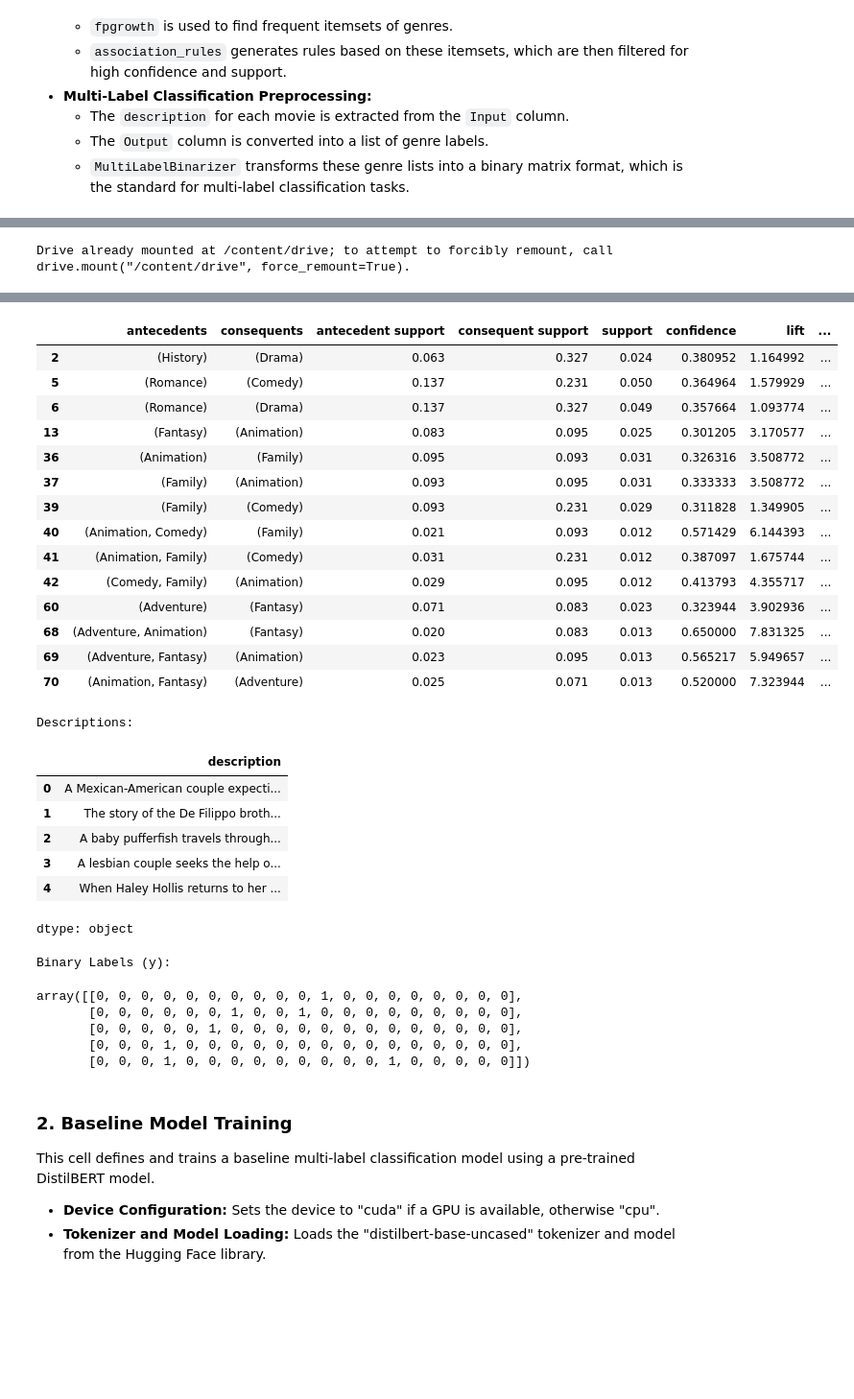
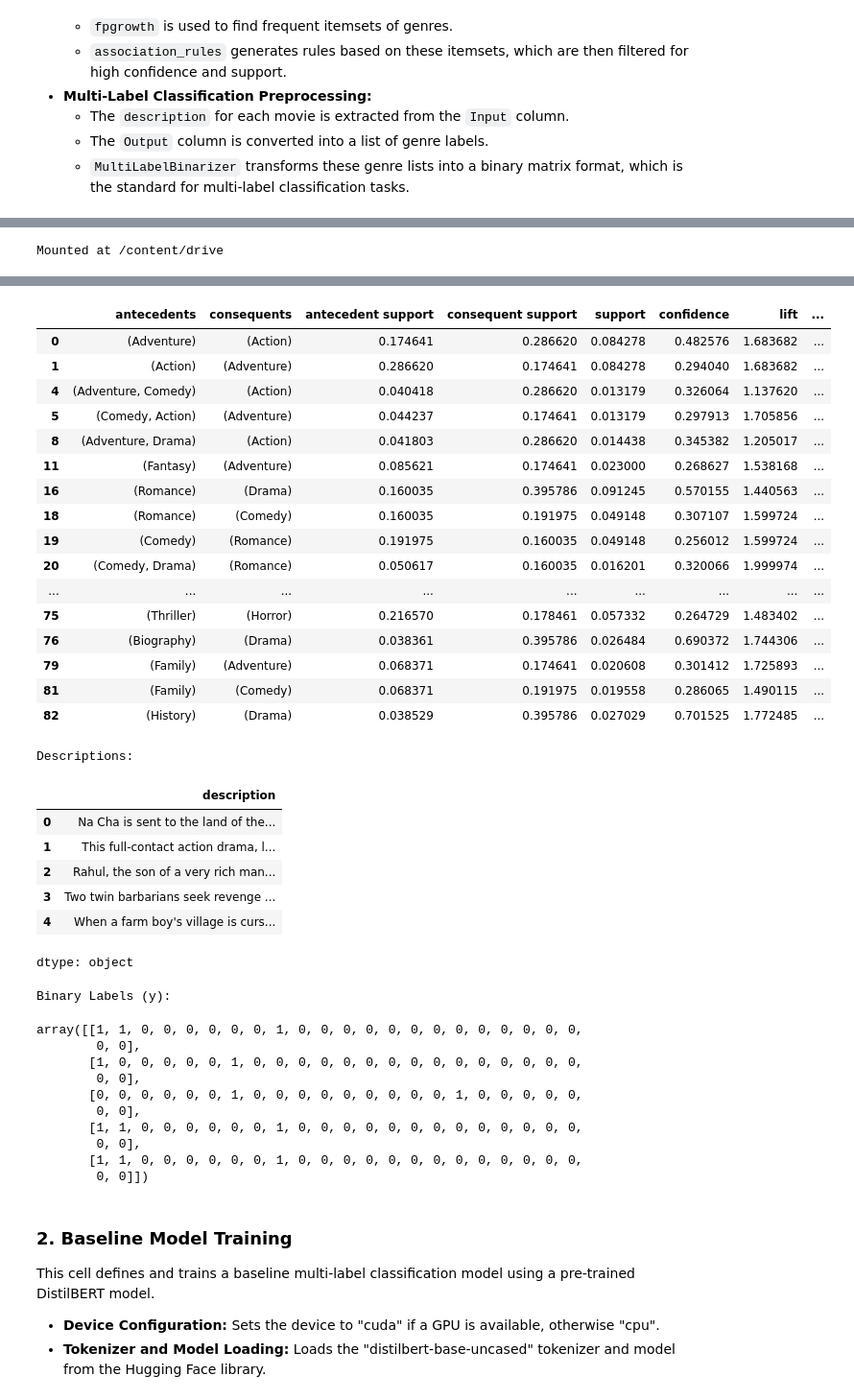
Before and after one commit to eerisken/deep-learning-projects, a Jupyter notebook: movie-genre-prediction/LTN.ipynb, the cells around one changed output, grey strips where cells are left out. Shown at 96% size. Drawn from its saved outputs; the diff is of its cells as text; code cells hidden in the pictures; blank space fills up the shorter version.

```diff
--- a/movie-genre-prediction/LTN.ipynb
+++ b/movie-genre-prediction/LTN.ipynb
@@ -21,23 +42,26 @@ from mlxtend.preprocessing import TransactionEncoder
 from mlxtend.frequent_patterns import fpgrowth, association_rules
 from sklearn.preprocessing import MultiLabelBinarizer
 
-drive.mount('/content/drive')
+drive.mount('/content/drive', force_remount=True)
 
 # Load the data
-df = pd.read_csv('/content/drive/My Drive/movie-genre-prediction/production.csv')
+df = pd.read_csv('/content/drive/My Drive/movie-genre-prediction/train.csv')
+
+# Use only 25% of the dataset
+df = df.sample(frac=0.10, random_state=42).reset_index(drop=True)
 
 # Association rule mining
-transactions = df['Output'].str.split(', ').tolist()
+transactions = df['expanded-genres'].str.split(', ').tolist()
 te = TransactionEncoder()
 te_ary = te.fit(transactions).transform(transactions)
 df_encoded = pd.DataFrame(te_ary, columns=te.columns_)
 frequent_itemsets = fpgrowth(df_encoded, min_support=0.01, use_colnames=True)
 rules = association_rules(frequent_itemsets, metric="lift", min_threshold=1)
-high_confidence_rules = rules[(rules['confidence'] > 0.3) & (rules['support'] > 0.01)]
+high_confidence_rules = rules[(rules['confidence'] > 0.25) & (rules['support'] > 0.001)]
 
 # Data preprocessing for multi-label classification
-df['description'] = df['Input'].apply(lambda x: x.split('\n\n', 1)[1] if '\n\n' in x else '')
-df['Output-Label'] = df['Output'].str.split(', ')
+#df['description'] = df['Input'].apply(lambda x: x.split('\n\n', 1)[1] if '\n\n' in x else '')
+df['Output-Label'] = df['expanded-genres'].str.split(', ')
 mlb = MultiLabelBinarizer()
 y = mlb.fit_transform(df['Output-Label'])
 
@@ -49,4 +73,4 @@ display(df['description'].head())
 print("\nBinary Labels (y):")
 display(y[:5])
 # %% [output]
-Drive already mounted at /content/drive; to attempt to forcibly remount, call drive.mount("/content/drive", force_remount=True).
+Mounted at /content/drive
@@ -59,32 +83,39 @@ Drive already mounted at /content/drive; to attempt to forcibly remount, call dr
 |  | antecedents | consequents | antecedent support | consequent support | support | confidence | lift | ... |
-| 2 | (History) | (Drama) | 0.063 | 0.327 | 0.024 | 0.380952 | 1.164992 | ... |
-| 5 | (Romance) | (Comedy) | 0.137 | 0.231 | 0.050 | 0.364964 | 1.579929 | ... |
-| 6 | (Romance) | (Drama) | 0.137 | 0.327 | 0.049 | 0.357664 | 1.093774 | ... |
-| 13 | (Fantasy) | (Animation) | 0.083 | 0.095 | 0.025 | 0.301205 | 3.170577 | ... |
-| 36 | (Animation) | (Family) | 0.095 | 0.093 | 0.031 | 0.326316 | 3.508772 | ... |
-| 37 | (Family) | (Animation) | 0.093 | 0.095 | 0.031 | 0.333333 | 3.508772 | ... |
-| 39 | (Family) | (Comedy) | 0.093 | 0.231 | 0.029 | 0.311828 | 1.349905 | ... |
-| 40 | (Animation, Comedy) | (Family) | 0.021 | 0.093 | 0.012 | 0.571429 | 6.144393 | ... |
-| 41 | (Animation, Family) | (Comedy) | 0.031 | 0.231 | 0.012 | 0.387097 | 1.675744 | ... |
-| 42 | (Comedy, Family) | (Animation) | 0.029 | 0.095 | 0.012 | 0.413793 | 4.355717 | ... |
-| 60 | (Adventure) | (Fantasy) | 0.071 | 0.083 | 0.023 | 0.323944 | 3.902936 | ... |
-| 68 | (Adventure, Animation) | (Fantasy) | 0.020 | 0.083 | 0.013 | 0.650000 | 7.831325 | ... |
-| 69 | (Adventure, Fantasy) | (Animation) | 0.023 | 0.095 | 0.013 | 0.565217 | 5.949657 | ... |
-| 70 | (Animation, Fantasy) | (Adventure) | 0.025 | 0.071 | 0.013 | 0.520000 | 7.323944 | ... |
+| 0 | (Adventure) | (Action) | 0.174641 | 0.286620 | 0.084278 | 0.482576 | 1.683682 | ... |
+| 1 | (Action) | (Adventure) | 0.286620 | 0.174641 | 0.084278 | 0.294040 | 1.683682 | ... |
+| 4 | (Adventure, Comedy) | (Action) | 0.040418 | 0.286620 | 0.013179 | 0.326064 | 1.137620 | ... |
+| 5 | (Comedy, Action) | (Adventure) | 0.044237 | 0.174641 | 0.013179 | 0.297913 | 1.705856 | ... |
+| 8 | (Adventure, Drama) | (Action) | 0.041803 | 0.286620 | 0.014438 | 0.345382 | 1.205017 | ... |
+| 11 | (Fantasy) | (Adventure) | 0.085621 | 0.174641 | 0.023000 | 0.268627 | 1.538168 | ... |
+| 16 | (Romance) | (Drama) | 0.160035 | 0.395786 | 0.091245 | 0.570155 | 1.440563 | ... |
+| 18 | (Romance) | (Comedy) | 0.160035 | 0.191975 | 0.049148 | 0.307107 | 1.599724 | ... |
+| 19 | (Comedy) | (Romance) | 0.191975 | 0.160035 | 0.049148 | 0.256012 | 1.599724 | ... |
+| 20 | (Comedy, Drama) | (Romance) | 0.050617 | 0.160035 | 0.016201 | 0.320066 | 1.999974 | ... |
+| ... | ... | ... | ... | ... | ... | ... | ... | ... |
+| 75 | (Thriller) | (Horror) | 0.216570 | 0.178461 | 0.057332 | 0.264729 | 1.483402 | ... |
+| 76 | (Biography) | (Drama) | 0.038361 | 0.395786 | 0.026484 | 0.690372 | 1.744306 | ... |
+| 79 | (Family) | (Adventure) | 0.068371 | 0.174641 | 0.020608 | 0.301412 | 1.725893 | ... |
+| 81 | (Family) | (Comedy) | 0.068371 | 0.191975 | 0.019558 | 0.286065 | 1.490115 | ... |
+| 82 | (History) | (Drama) | 0.038529 | 0.395786 | 0.027029 | 0.701525 | 1.772485 | ... |
 Descriptions:
 |  | description |
-| 0 | A Mexican-American couple expecti... |
-| 1 | The story of the De Filippo broth... |
-| 2 | A baby pufferfish travels through... |
-| 3 | A lesbian couple seeks the help o... |
-| 4 | When Haley Hollis returns to her ... |
+| 0 | Na Cha is sent to the land of the... |
+| 1 | This full-contact action drama, l... |
+| 2 | Rahul, the son of a very rich man... |
+| 3 | Two twin barbarians seek revenge ... |
+| 4 | When a farm boy's village is curs... |
 dtype: object
 Binary Labels (y):
-array([[0, 0, 0, 0, 0, 0, 0, 0, 0, 0, 1, 0, 0, 0, 0, 0, 0, 0, 0],
-       [0, 0, 0, 0, 0, 0, 1, 0, 0, 1, 0, 0, 0, 0, 0, 0, 0, 0, 0],
-       [0, 0, 0, 0, 0, 1, 0, 0, 0, 0, 0, 0, 0, 0, 0, 0, 0, 0, 0],
-       [0, 0, 0, 1, 0, 0, 0, 0, 0, 0, 0, 0, 0, 0, 0, 0, 0, 0, 0],
-       [0, 0, 0, 1, 0, 0, 0, 0, 0, 0, 0, 0, 0, 1, 0, 0, 0, 0, 0]])
+array([[1, 1, 0, 0, 0, 0, 0, 0, 1, 0, 0, 0, 0, 0, 0, 0, 0, 0, 0, 0, 0, 0,
+        0, 0],
+       [1, 0, 0, 0, 0, 0, 1, 0, 0, 0, 0, 0, 0, 0, 0, 0, 0, 0, 0, 0, 0, 0,
+        0, 0],
+       [0, 0, 0, 0, 0, 0, 1, 0, 0, 0, 0, 0, 0, 0, 0, 0, 1, 0, 0, 0, 0, 0,
+        0, 0],
+       [1, 1, 0, 0, 0, 0, 0, 0, 1, 0, 0, 0, 0, 0, 0, 0, 0, 0, 0, 0, 0, 0,
+        0, 0],
+       [1, 1, 0, 0, 0, 0, 0, 0, 1, 0, 0, 0, 0, 0, 0, 0, 0, 0, 0, 0, 0, 0,
+        0, 0]])
 # %% [markdown]
 ### 2. Baseline Model Training
 
```
Also changed, not shown: parts of 5 cells of this notebook.
